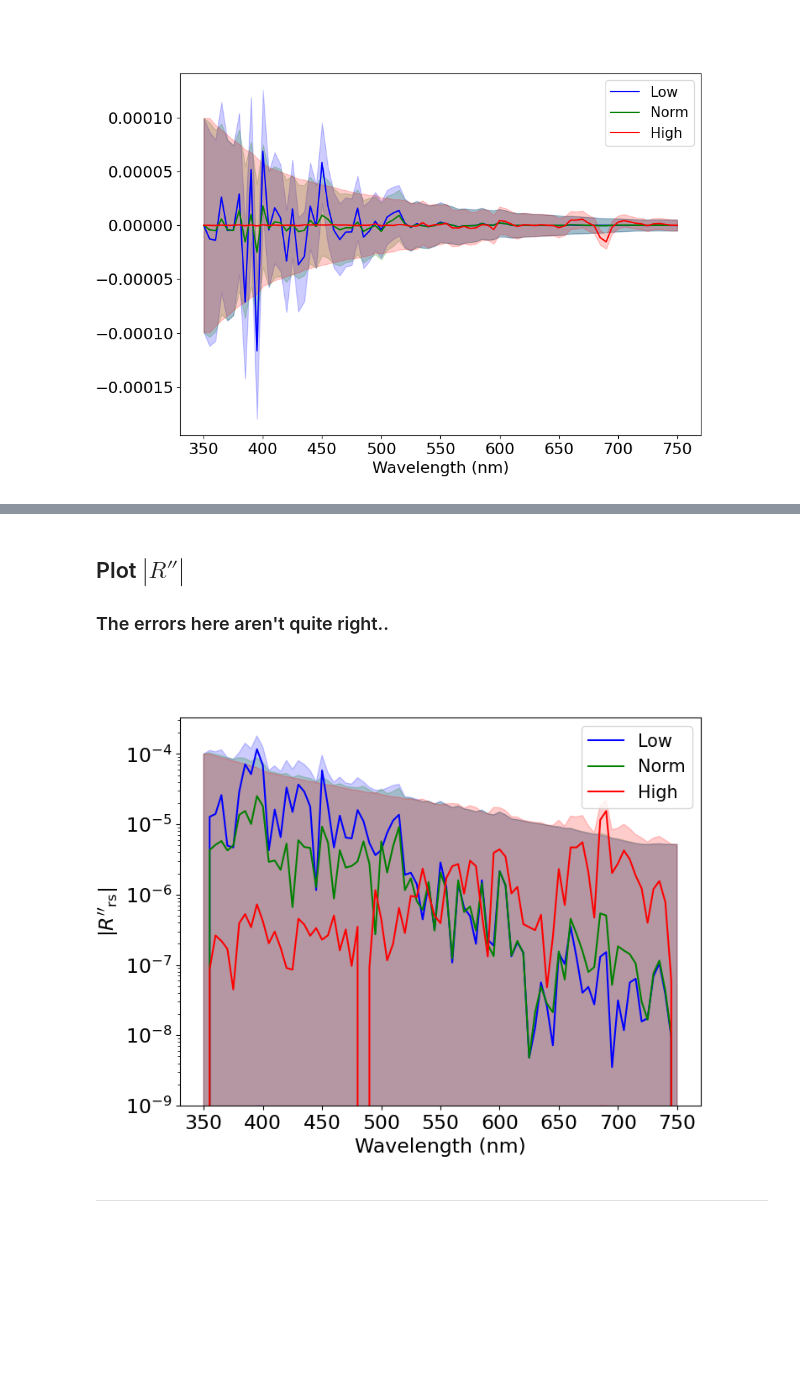
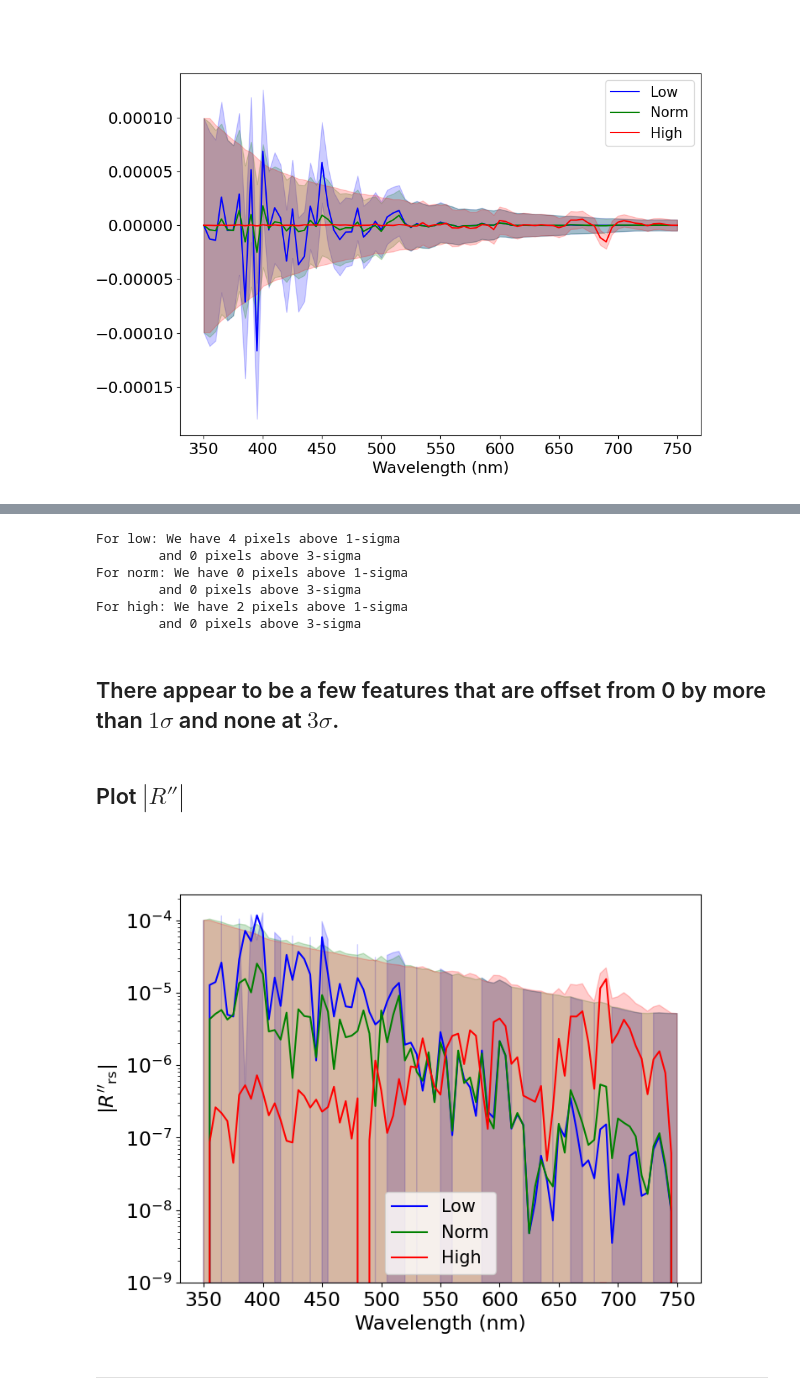
Before and after one commit to ocean-colour/bing, a Jupyter notebook: papers/phytoplankton/Analysis/Deriative.ipynb, the cells around one changed output, grey strips where cells are left out. Saved outputs shown, nothing was run; the diff lists cells and outputs as text; code cells hidden in the pictures; blank space fills up the shorter version.

```diff
--- a/papers/phytoplankton/Analysis/Deriative.ipynb
+++ b/papers/phytoplankton/Analysis/Deriative.ipynb
@@ -210,34 +212,67 @@ plt.show()
+# %%
+def stats(Rpp, sigRpp, verbose:bool=False):
+    # 1 sigma depatures
+    one_sig = np.abs(Rpp) > sigRpp
+    #
+    three_sig = np.abs(Rpp) > 3*sigRpp
+    # Print me
+    if verbose:
+        print(f'We have {np.sum(one_sig)} pixels above 1-sigma')
+        print(f'We have {np.sum(three_sig)} pixels above 3-sigma')
+    #
+    return one_sig, three_sig
+# %%
+for lbl, Rpp, sigRpp in zip(['low', 'norm', 'high'],  [Rpp_low, Rpp_norm, Rpp_high],
+                            [sigRpp_low, sigRpp_norm, sigRpp_high]):
+    one, three = stats(Rpp, sigRpp)
+    #
+    print(f'For {lbl}: We have {np.sum(one)} pixels above 1-sigma')
+    print(f'        and {np.sum(three)} pixels above 3-sigma')
+# %% [output]
+For low: We have 4 pixels above 1-sigma
+        and 0 pixels above 3-sigma
+For norm: We have 0 pixels above 1-sigma
+        and 0 pixels above 3-sigma
+For high: We have 2 pixels above 1-sigma
+        and 0 pixels above 3-sigma
+# %% [markdown]
+## There appear to be a few features that are offset from 0 by more than $1 \sigma$ and none at $3 \sigma$.
 # %% [markdown]
 ## Plot $|R''|$
-
-### The errors here aren't quite right..
+# %%
+def maxabssig(Rpp, sigRpp):
+    maxR = Rpp + sigRpp
+    neg = Rpp < 0.
+    maxR[neg] = np.minimum(maxR[neg], 0.)
+    #
+    return np.abs(maxR)
 # %%
 fig = plt.figure(figsize=(8,6))
 ax = plt.gca()
 #
 ax.plot(l23_wave, np.abs(Rpp_low), 'blue', label='Low')
-ax.fill_between(l23_wave, np.minimum(np.abs(Rpp_low)-sigRpp_low, 1e-9),
-                np.abs(Rpp_low)+sigRpp_low, color='blue', alpha=alpha)
+ax.fill_between(l23_wave, np.minimum(np.abs(Rpp_low-sigRpp_low), 1e-9),
+                maxabssig(Rpp_low,sigRpp_low), color='blue', alpha=alpha)
 
 ax.plot(l23_wave, np.abs(Rpp_norm), 'green', label='Norm')
 ax.fill_between(l23_wave, np.minimum(np.abs(Rpp_norm)-sigRpp_norm, 1e-9),
                 np.abs(Rpp_norm)+sigRpp_norm, color='green', alpha=alpha)
 
 ax.plot(l23_wave, np.abs(Rpp_high), 'red', label='High')
 ax.fill_between(l23_wave, np.minimum(np.abs(Rpp_high)-sigRpp_high, 1e-9),
                 np.abs(Rpp_high)+sigRpp_high, color='red', alpha=alpha)
 #
 ax.legend(fontsize=15.)
 oc_plotting.set_fontsize(ax, 17.)
 # Label
 ax.set_xlabel('Wavelength (nm)')
 ax.set_ylabel(r"$|R''_{\rm rs}|$")
 #
 ax.set_yscale('log')
 ax.set_ylim(1e-9,None)
 plt.show()
 # %% [output]
-[figure, old version]
+[figure, new version]
 # %% [markdown]
 ----
 # %% [markdown]
```
Also changed, not shown: parts of 1 cell of this notebook, 1 other file.
